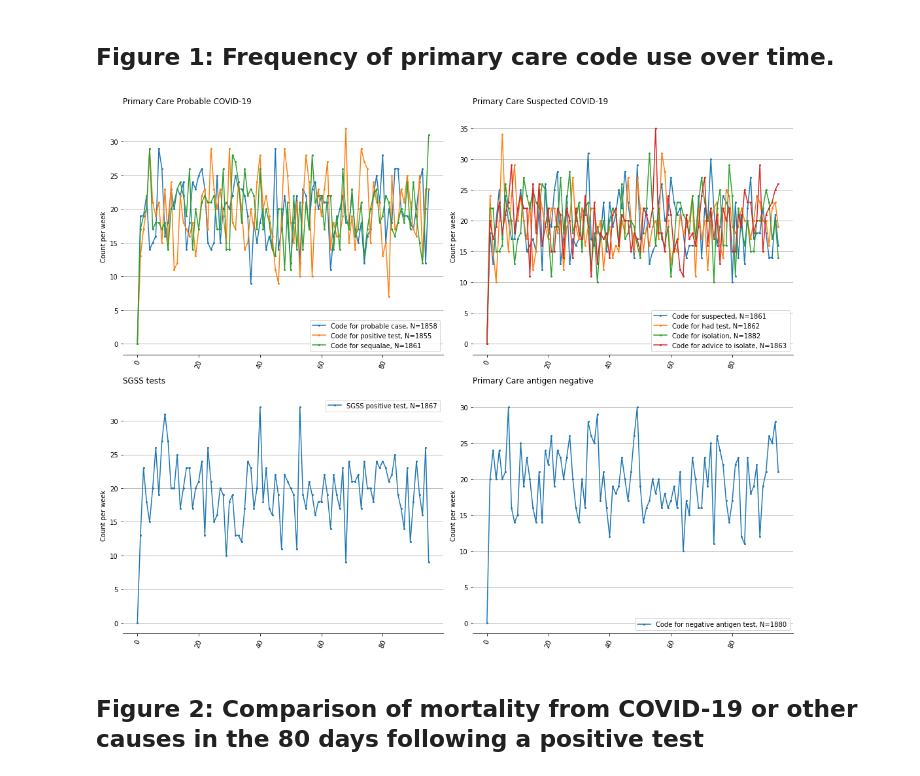
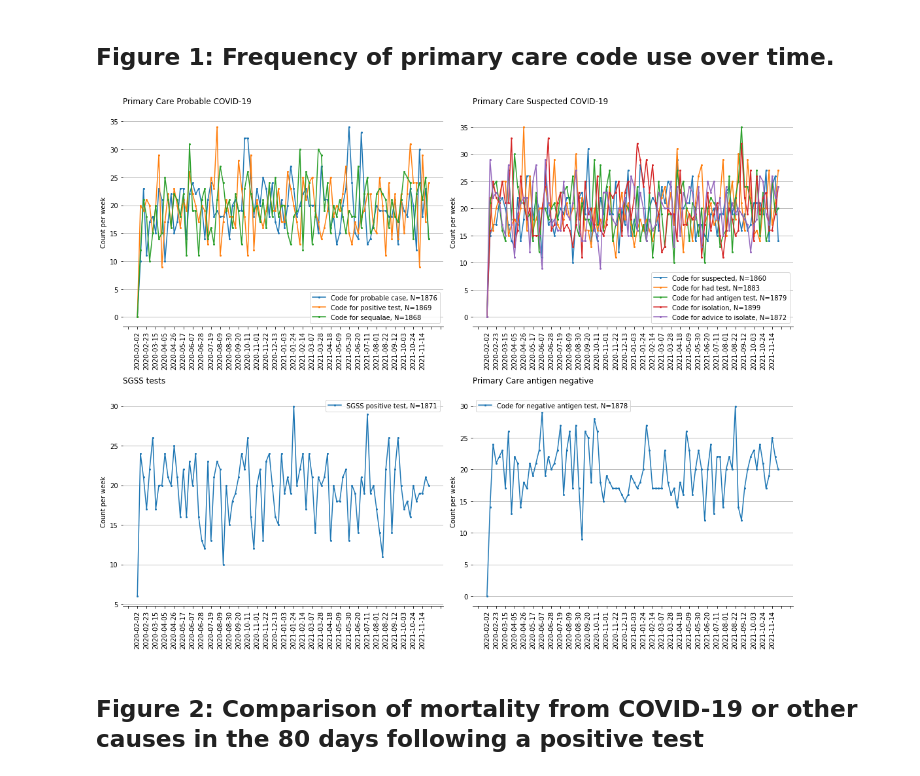
Before and after one commit to opensafely/primary-care-covid-codes-research, a Jupyter notebook: notebooks/primary-care-covid-codes.ipynb, the cells around one changed output. Drawn from its saved outputs; the diff is of its cells as text; code cells hidden in the pictures.

```diff
--- a/notebooks/primary-care-covid-codes.ipynb
+++ b/notebooks/primary-care-covid-codes.ipynb
@@ -122,12 +122,18 @@ A high level of COVID-19 related mortality in people identified as "probable cas
 # fig=show_svg()
 # fig
 
+codecounts_week = pd.read_csv(
+    filepath_or_buffer = f"../output/codecounts_week.csv"
+)
+codecounts_total = codecounts_week.sum()
 
-
+#################################### plots 1 ###################################
 #################################### plots 1 ###################################
 def plotstyle(axesrow, axescol, title):
     axs[axesrow,axescol].set_ylabel('Count per week')
-    axs[axesrow,axescol].xaxis.set_tick_params(labelrotation=70)
+    axs[axesrow,axescol].xaxis.set_tick_params(labelrotation=90)
+    loc = ticker.MultipleLocator(base=3.0)
+    axs[axesrow,axescol].xaxis.set_major_locator(loc)
     #axs[0,0].set_ylim(bottom=0) # might remove this in future depending on count fluctuation
     axs[axesrow,axescol].grid(axis='y')
     axs[axesrow,axescol].legend()
@@ -141,65 +147,65 @@ def plotstyle(axesrow, axescol, title):
 fig, axs = plt.subplots(2, 2, figsize=(15,12), sharey=False,  sharex=True)
 
 
-
 probable = ['probable_covid', 'probable_covid_pos_test', 'probable_covid_sequelae']
 probable_lab=["probable case","positive test","sequalae"]
 for i in range(0, len(probable)):
     axs[0,0].plot(
-    codecounts_week.index,
+    codecounts_week["Unnamed: 0"],
     codecounts_week[probable[i]],
     marker='o',
     markersize=2,
     label=f"""Code for {probable_lab[i]}, N={codecounts_total[probable[i]]}""",
     )
+
+
 plotstyle(0,0, "Primary Care Probable COVID-19\n");
 
 suspected = ['suspected_covid',
  'suspected_covid_had_test',
+ 'suspected_covid_had_antigen_test',
  'suspected_covid_isolation',
- 'suspected_covid_advice']
+ 'suspected_covid_advice'
+ ]
 
 suspected_lab=["suspected",
 "had test",
+"had antigen test",
 "isolation",
 "advice to isolate"]
 
 for i in range(0, len(suspected)):
     axs[0,1].plot(
-        codecounts_week.index,
+        codecounts_week["Unnamed: 0"],
         codecounts_week[suspected[i]],
         marker='o',
         markersize=2,
         label=f"""Code for {suspected_lab[i]}, N={codecounts_total[suspected[i]]}""",
         )
 plotstyle(0,1, "Primary Care Suspected COVID-19\n");
 
 axs[1,0].plot(
-    codecounts_week.index,
+    codecounts_week["Unnamed: 0"],
     codecounts_week["sgss_positive_test"],
     marker='o',
     markersize=2,
     label=f"""SGSS positive test, N={codecounts_total["sgss_positive_test"]}""",
     )
 plotstyle(1,0, "SGSS tests\n");
 
 axs[1,1].plot(
-    codecounts_week.index,
+    codecounts_week["Unnamed: 0"],
     codecounts_week["antigen_negative"],
     marker='o',
     markersize=2,
     label=f"""Code for negative antigen test, N={codecounts_total["antigen_negative"]}""",
     )
 axs[1,1].legend()
 plotstyle(1,1, "Primary Care antigen negative\n");
 
-
-#axs[1,1].remove()
-#axs[1,2].remove()
-
 plt.tight_layout()
 # %% [output]
-[figure, old version]
+[figure, new version]
 # %% [markdown]
 ## Figure 2: Comparison of mortality from COVID-19 or other causes in the 80 days following a positive test
 # %%
```
Also changed, not shown: parts of 1 cell of this notebook, 1 other file.
